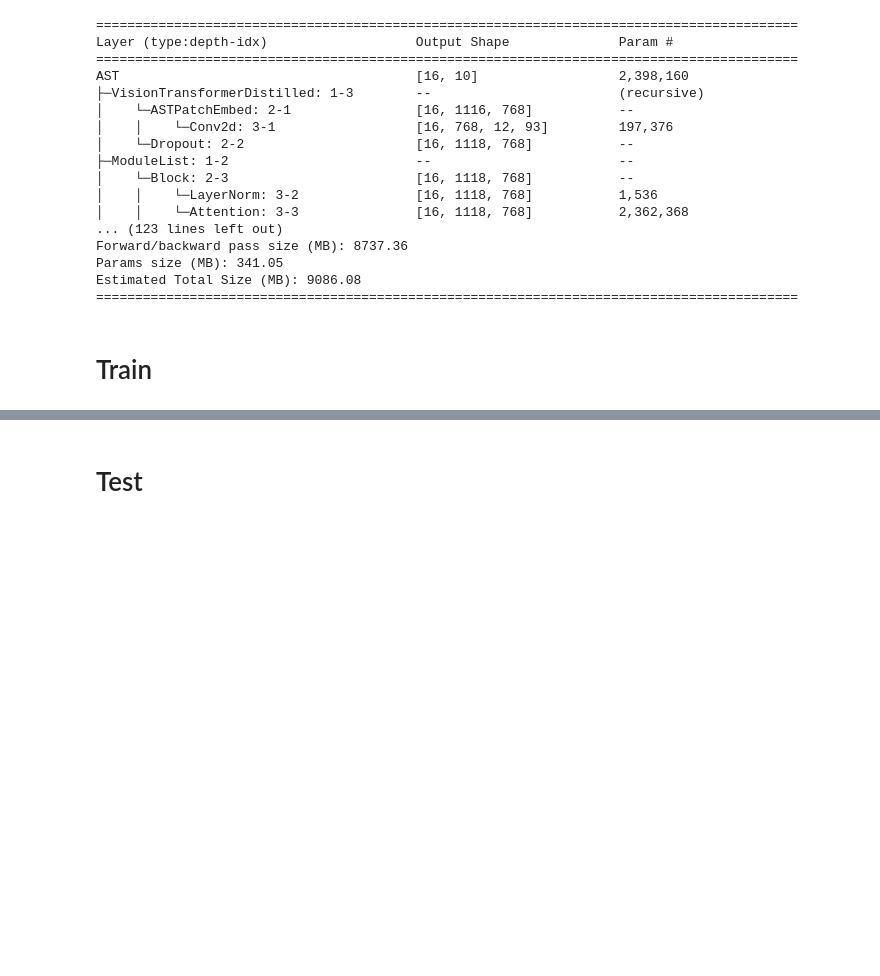
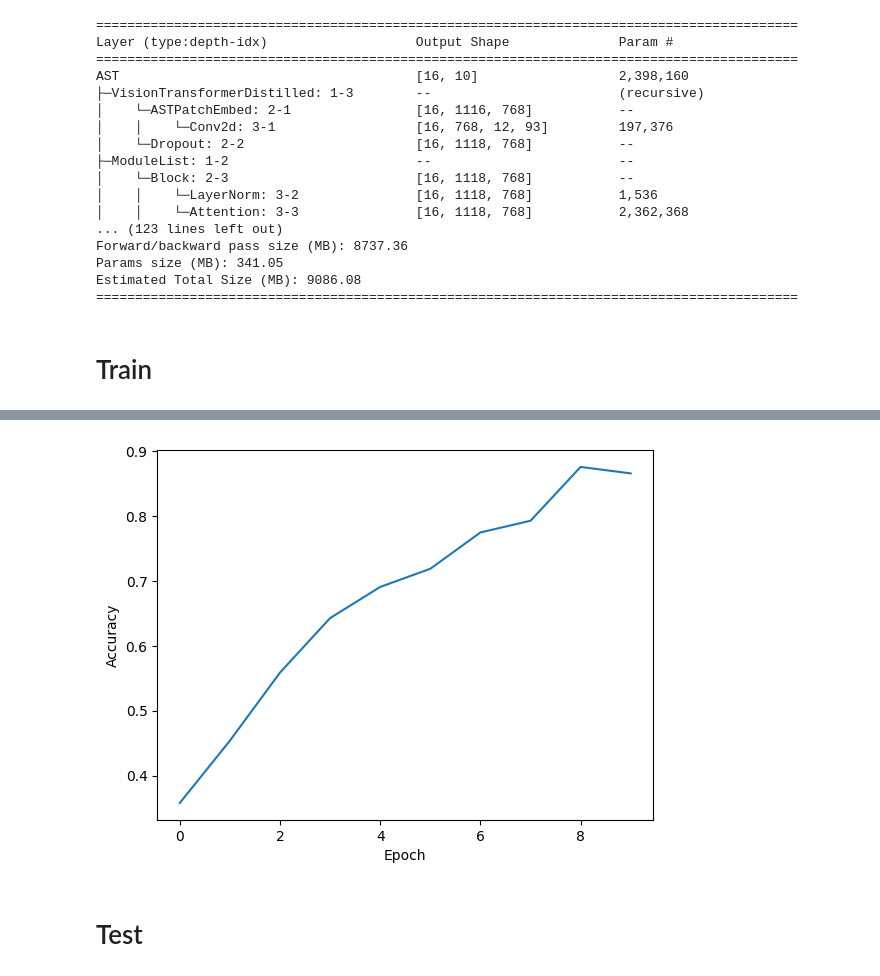
Before and after one commit to VAMPIREONETWO/Music-Genre-Classification, a Jupyter notebook: LocalTests/ASTTest.ipynb, the cells around one changed output, grey strips where cells are left out. Cells and saved outputs as stored; diff of their text form; code cells hidden in the pictures; blank space fills up the shorter version.

```diff
--- a/LocalTests/ASTTest.ipynb
+++ b/LocalTests/ASTTest.ipynb
@@ -128,3 +117,10 @@ finish training
+# %%
+plt.plot(range(epoch),history['accuracy'])
+plt.xlabel('Epoch')
+plt.ylabel('Accuracy')
+plt.show()
+# %% [output]
+[figure, added]
 # %% [markdown]
 # Test
 # %%
```
Also changed, not shown: parts of 7 cells of this notebook, 3 other files.
